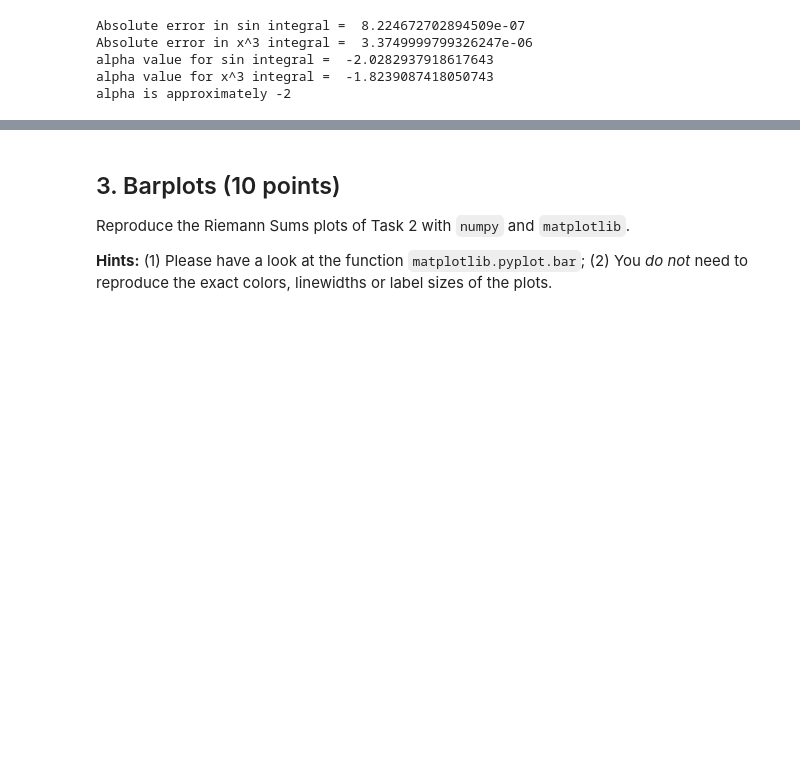
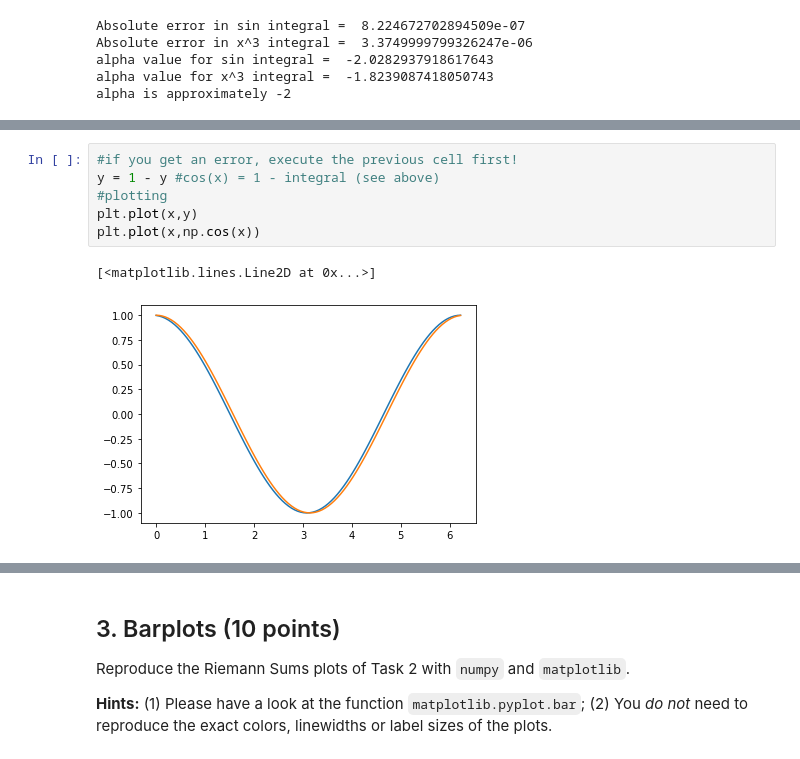
Before and after one commit to smilex555/phys718-hwp, a Jupyter notebook: hw3/hw3.ipynb, the cells around one changed output, grey strips where cells are left out. Cells and saved outputs as stored; diff of their text form; blank space fills up the shorter version.

```diff
--- a/hw3/hw3.ipynb
+++ b/hw3/hw3.ipynb
@@ -82,0 +110,9 @@ alpha is approximately -2
+# %%
+#if you get an error, execute the previous cell first!
+y = 1 - y #cos(x) = 1 - integral (see above)
+#plotting
+plt.plot(x,y)
+plt.plot(x,np.cos(x))
+# %% [output]
+[<matplotlib.lines.Line2D at 0x...>]
+[figure, added]
```
Also changed, not shown: parts of 6 cells of this notebook.
